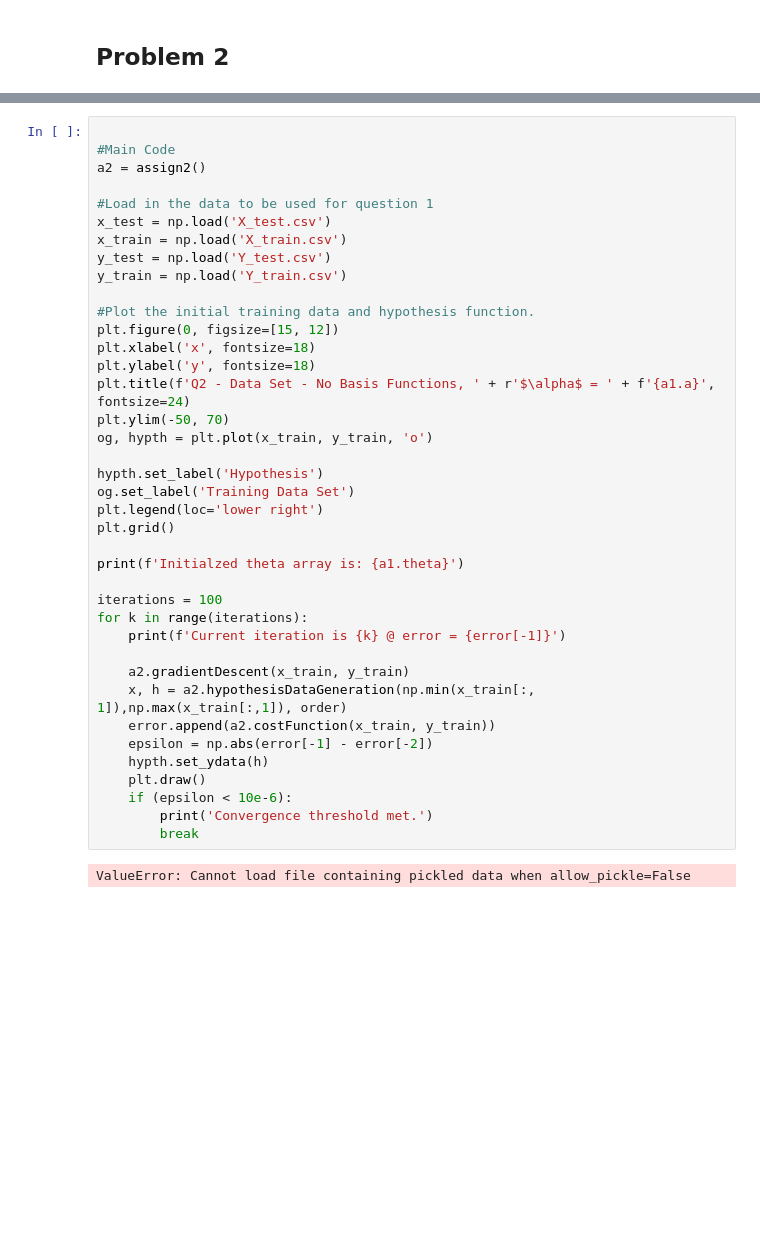
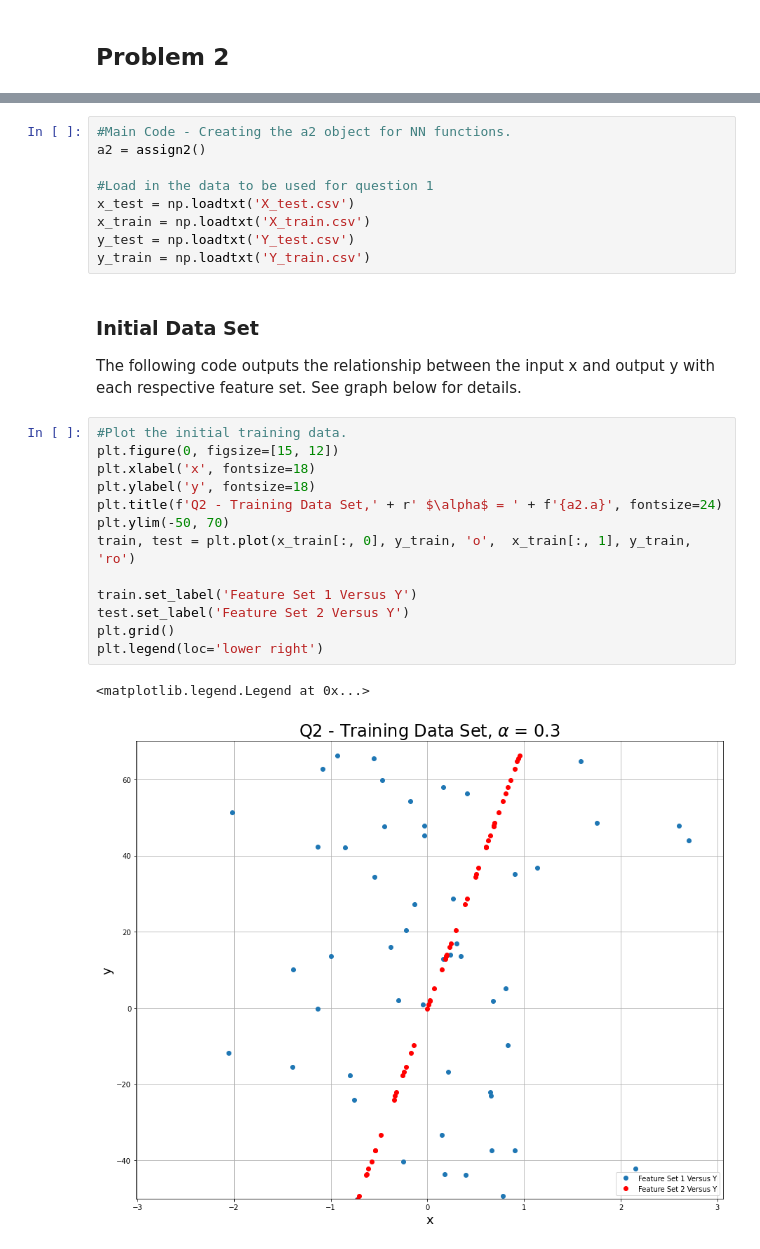
Before and after one commit to lrburle/ML_Assignment2, a Jupyter notebook: assign_2.ipynb, the cells around one changed output, grey strips where cells are left out. Drawn from its saved outputs; the diff is of its cells as text; blank space fills up the shorter version.

```diff
--- a/assign_2.ipynb
+++ b/assign_2.ipynb
@@ -103,41 +118,29 @@ class assign2:
-# %%
-
-#Main Code
-a2 = assign2()
-
-#Load in the data to be used for question 1
-x_test = np.load('X_test.csv')
-x_train = np.load('X_train.csv')
-y_test = np.load('Y_test.csv')
-y_train = np.load('Y_train.csv')
-
-#Plot the initial training data and hypothesis function.
-plt.figure(0, figsize=[15, 12])
-plt.xlabel('x', fontsize=18)
-plt.ylabel('y', fontsize=18)
-plt.title(f'Q2 - Data Set - No Basis Functions, ' + r'$\alpha$ = ' + f'{a1.a}', fontsize=24)
-plt.ylim(-50, 70)
-og, hypth = plt.plot(x_train, y_train, 'o')
-
-hypth.set_label('Hypothesis')
-og.set_label('Training Data Set')
-plt.legend(loc='lower right')
-plt.grid()
-
-print(f'Initialzed theta array is: {a1.theta}')
-
-iterations = 100
-for k in range(iterations):
-	print(f'Current iteration is {k} @ error = {error[-1]}')
-
-	a2.gradientDescent(x_train, y_train)
-	x, h = a2.hypothesisDataGeneration(np.min(x_train[:, 1]),np.max(x_train[:,1]), order)
-	error.append(a2.costFunction(x_train, y_train))
-	epsilon = np.abs(error[-1] - error[-2])
-	hypth.set_ydata(h)
-	plt.draw()
-	if (epsilon < 10e-6):
-		print('Convergence threshold met.')
-		break
-# %% [output]
-ValueError: Cannot load file containing pickled data when allow_pickle=False
+# %%
+#Main Code - Creating the a2 object for NN functions.
+a2 = assign2()
+
+#Load in the data to be used for question 1
+x_test = np.loadtxt('X_test.csv')
+x_train = np.loadtxt('X_train.csv')
+y_test = np.loadtxt('Y_test.csv')
+y_train = np.loadtxt('Y_train.csv')
+# %% [markdown]
+### Initial Data Set
+The following code outputs the relationship between the input x and output y with each respective
+feature set. See graph below for details.
+# %%
+#Plot the initial training data.
+plt.figure(0, figsize=[15, 12])
+plt.xlabel('x', fontsize=18)
+plt.ylabel('y', fontsize=18)
+plt.title(f'Q2 - Training Data Set,' + r' $\alpha$ = ' + f'{a2.a}', fontsize=24)
+plt.ylim(-50, 70)
+train, test = plt.plot(x_train[:, 0], y_train, 'o',  x_train[:, 1], y_train, 'ro')
+
+train.set_label('Feature Set 1 Versus Y')
+test.set_label('Feature Set 2 Versus Y')
+plt.grid()
+plt.legend(loc='lower right')
+# %% [output]
+<matplotlib.legend.Legend at 0x...>
+[figure, added]
```
Also changed, not shown: parts of 4 cells of this notebook.
